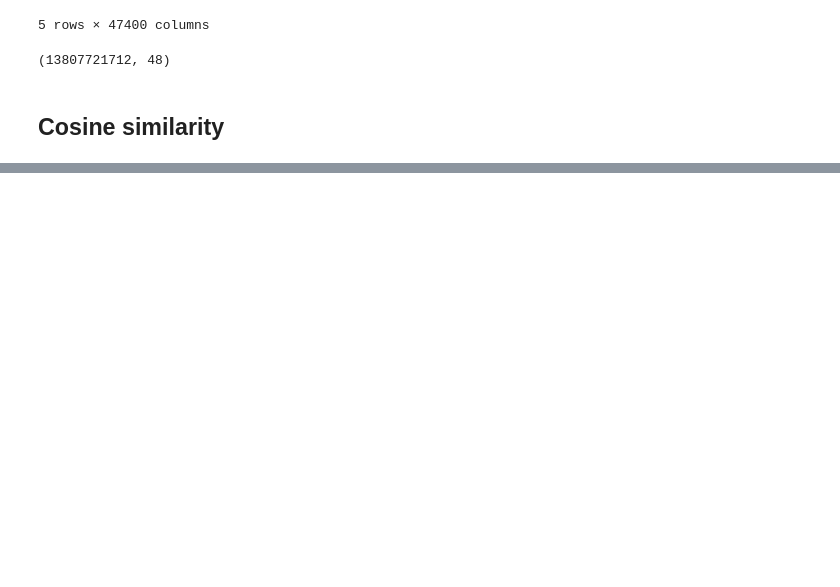
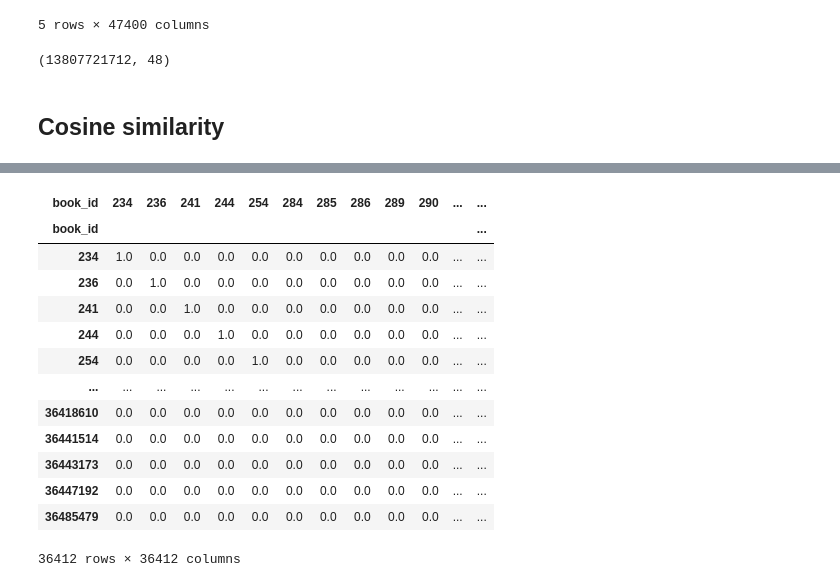
Before and after one commit to ninamamaeva/recommendation_engine, a Jupyter notebook: Untitled.ipynb, the cells around one changed output, grey strips where cells are left out. Drawn from its saved outputs; the diff is of its cells as text; code cells hidden in the pictures; blank space fills up the shorter version.

```diff
--- a/Untitled.ipynb
+++ b/Untitled.ipynb
@@ -75,0 +96,2 @@ sys.getsizeof(data), sys.getsizeof(sparse_data)
+# %%
+similarity_matrix = cosine_similarity(sparse_data)
@@ -75,0 +100,21 @@ sys.getsizeof(data), sys.getsizeof(sparse_data)
+# %%
+pd.DataFrame(
+    similarity_matrix,
+    index = data.index,
+    columns = data.index
+)
+# %% [output]
+| book_id | 234 | 236 | 241 | 244 | 254 | 284 | 285 | 286 | 289 | 290 | ... | ... |
+| book_id |  |  |  |  |  |  |  |  |  |  |  | ... |
+| 234 | 1.0 | 0.0 | 0.0 | 0.0 | 0.0 | 0.0 | 0.0 | 0.0 | 0.0 | 0.0 | ... | ... |
+| 236 | 0.0 | 1.0 | 0.0 | 0.0 | 0.0 | 0.0 | 0.0 | 0.0 | 0.0 | 0.0 | ... | ... |
+| 241 | 0.0 | 0.0 | 1.0 | 0.0 | 0.0 | 0.0 | 0.0 | 0.0 | 0.0 | 0.0 | ... | ... |
+| 244 | 0.0 | 0.0 | 0.0 | 1.0 | 0.0 | 0.0 | 0.0 | 0.0 | 0.0 | 0.0 | ... | ... |
+| 254 | 0.0 | 0.0 | 0.0 | 0.0 | 1.0 | 0.0 | 0.0 | 0.0 | 0.0 | 0.0 | ... | ... |
+| ... | ... | ... | ... | ... | ... | ... | ... | ... | ... | ... | ... | ... |
+| 36418610 | 0.0 | 0.0 | 0.0 | 0.0 | 0.0 | 0.0 | 0.0 | 0.0 | 0.0 | 0.0 | ... | ... |
+| 36441514 | 0.0 | 0.0 | 0.0 | 0.0 | 0.0 | 0.0 | 0.0 | 0.0 | 0.0 | 0.0 | ... | ... |
+| 36443173 | 0.0 | 0.0 | 0.0 | 0.0 | 0.0 | 0.0 | 0.0 | 0.0 | 0.0 | 0.0 | ... | ... |
+| 36447192 | 0.0 | 0.0 | 0.0 | 0.0 | 0.0 | 0.0 | 0.0 | 0.0 | 0.0 | 0.0 | ... | ... |
+| 36485479 | 0.0 | 0.0 | 0.0 | 0.0 | 0.0 | 0.0 | 0.0 | 0.0 | 0.0 | 0.0 | ... | ... |
+36412 rows × 36412 columns
```
Also changed, not shown: parts of 7 cells of this notebook.
